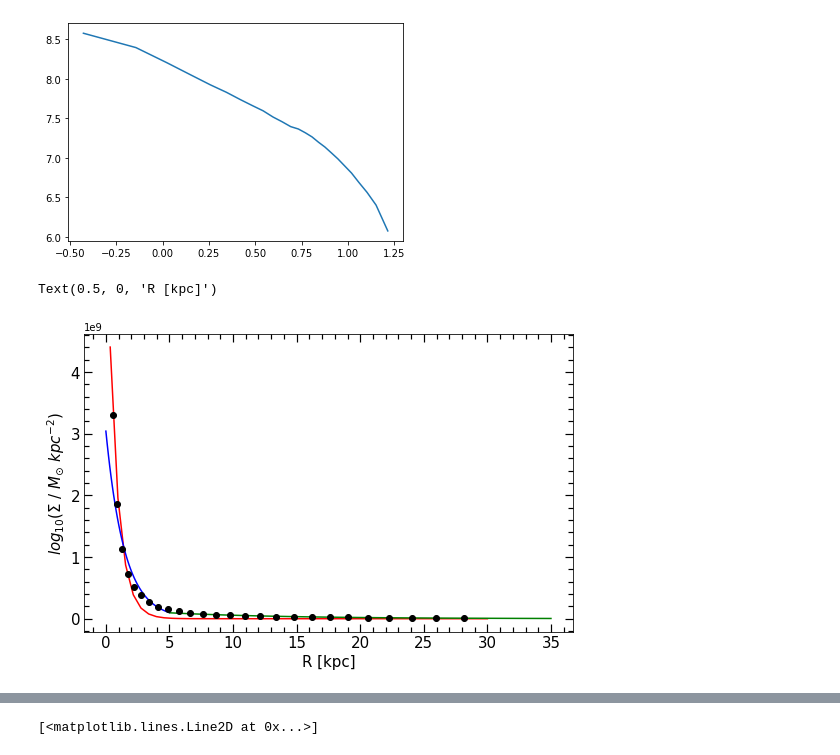
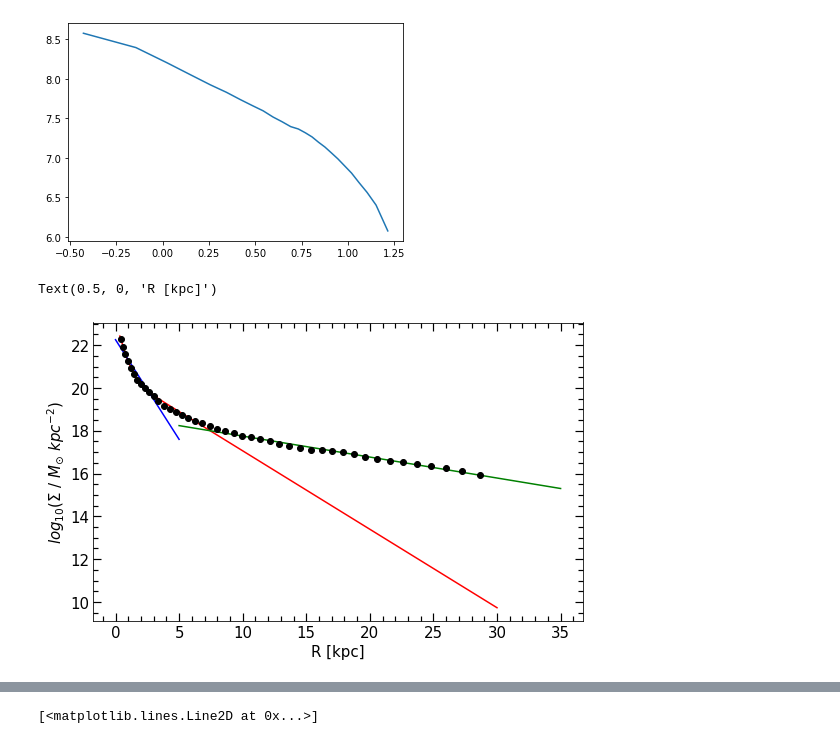
Before and after one commit to ornemarioni/gradients, a Jupyter notebook: programs/surface_density.ipynb, the cells around one changed output, grey strips where cells are left out. Drawn from its saved outputs; the diff is of its cells as text; code cells hidden in the pictures.

```diff
--- a/programs/surface_density.ipynb
+++ b/programs/surface_density.ipynb
@@ -274,34 +274,34 @@ for j in subh_ind[:1]:
 
     R = np.sqrt(xn[limit]**2+yn[limit]**2)
 
-    nbin = 30
+    nbin = 50
     den = density.surf_density(R,mstr[limit]*1e10,nbin)
 
 # fig.savefig('../_imagenes/surf_density.png',dpi=100, xxbox_inches='tight')
 # %%
 from scipy.stats import powerlaw
 fig, ax = plt.subplots(nrows=1, ncols=1, figsize=(8,5))# sharey=True, sharex=True)
 #                        gridspec_kw = {'height_ratios':[3,1,3,1]})
 fig.subplots_adjust(bottom=0.1, left =0.12, right = 0.97, top = 0.93, wspace=0., hspace= 0)
 
 cut, = np.where((den[1]>0.34)&(den[1]<30))
 x2 = np.linspace(0.34,30,50)
 f = func(x2,popt[0],popt[1],popt[2],popt[3])
-ax.plot(x2,f,'-r')
-ax.plot(x,np.exp(y),'-b')
-ax.plot(x1,np.exp(y1),'-g')
-ax.plot(den[1][cut],den[0][cut],'ko')
+ax.plot(x2,np.log(f),'-r')
+ax.plot(x,y,'-b')
+ax.plot(x1,y1,'-g')
+ax.plot(den[1][cut],np.log(den[0][cut]),'ko')
 ax.minorticks_on()
 ax.tick_params( labelsize=15)
 ax.tick_params('both', length=5, width=1.2,which='minor', direction='in', right='on',top='on')
 ax.tick_params('both', length=8, width=1.2,which='major', direction='in', right='on',top='on')
 # ax.set_xlim(0,14)
 ax.set_ylabel('$log_{10}$($\Sigma$ / $M_{\odot}$ $kpc^{-2}$)',fontsize=15)
 ax.set_xlabel('R [kpc]',fontsize=15)
 # ax.legend(fontsize=15,frameon=False)
 # %% [output]
 Text(0.5, 0, 'R [kpc]')
-[figure, old version]
+[figure, new version]
 # %%
 x2 = np.linspace(0.34,30,50)
 f = func(x2,popt[0],popt[1],popt[2],popt[3])
```
Also changed, not shown: parts of 7 cells of this notebook.
